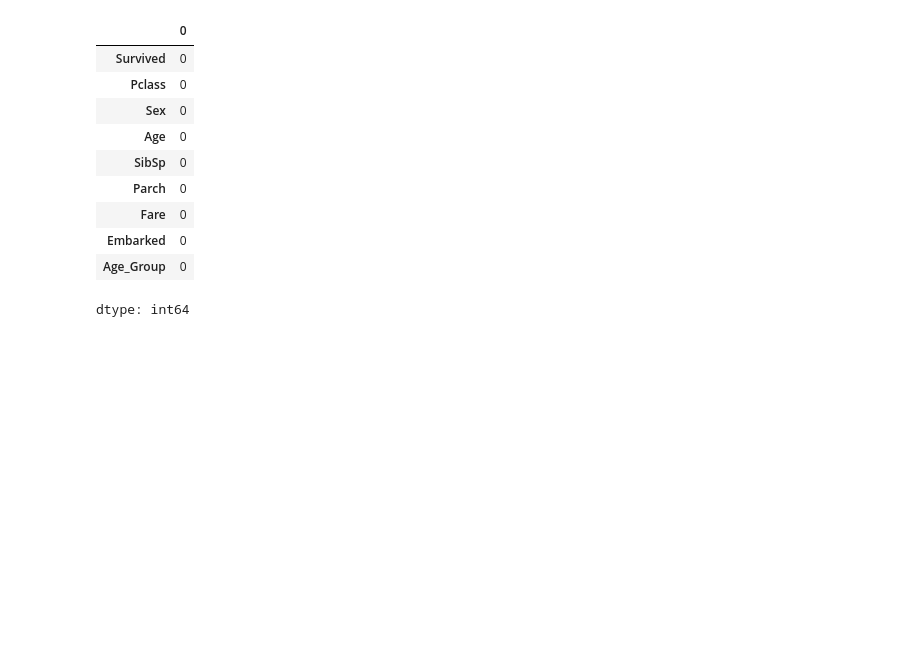
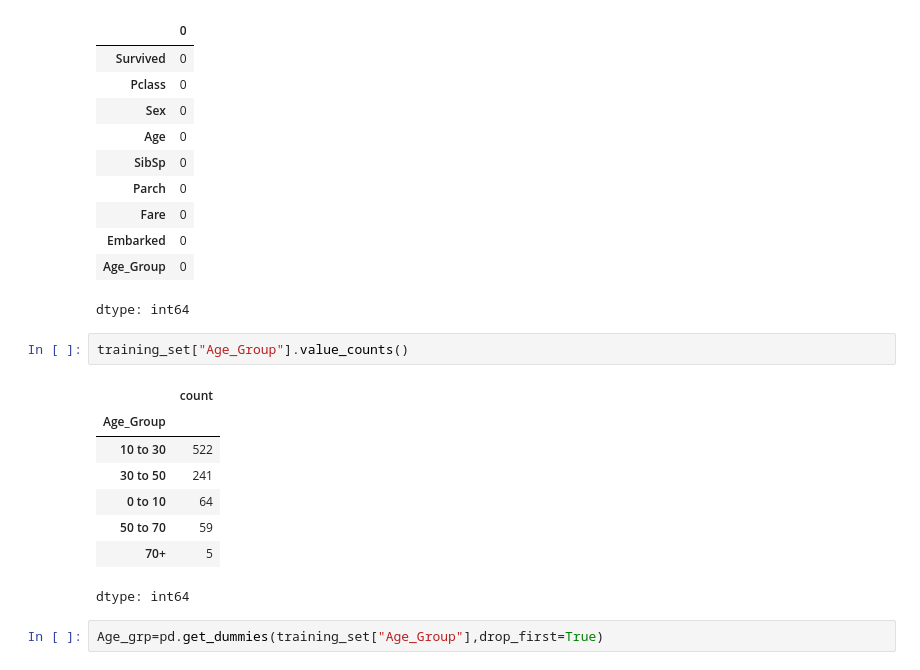
Before and after one commit to malavika-aiml/MLPROJECT, a Jupyter notebook: LogisticRegression.ipynb, the cells around one changed output. Saved outputs shown, nothing was run; the diff lists cells and outputs as text; blank space fills up the shorter version.

```diff
--- a/LogisticRegression.ipynb
+++ b/LogisticRegression.ipynb
@@ -219,3 +217,16 @@ training_set.isnull().sum()
 | Embarked | 0 |
 | Age_Group | 0 |
 dtype: int64
+# %%
+training_set["Age_Group"].value_counts()
+# %% [output]
+|  | count |
+| Age_Group |  |
+| 10 to 30 | 522 |
+| 30 to 50 | 241 |
+| 0 to 10 | 64 |
+| 50 to 70 | 59 |
+| 70+ | 5 |
+dtype: int64
+# %%
+Age_grp=pd.get_dummies(training_set["Age_Group"],drop_first=True)
```
Also changed, not shown: parts of 16 cells of this notebook.
